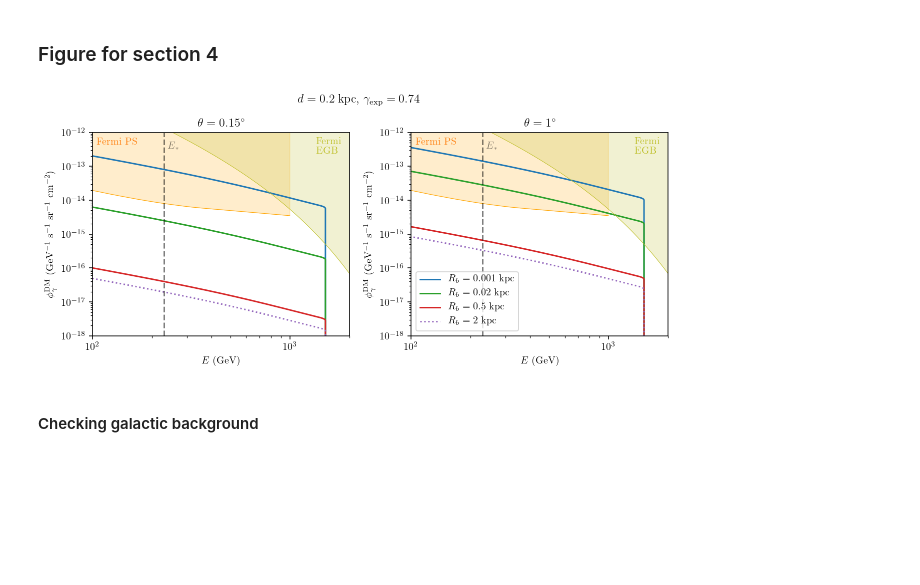
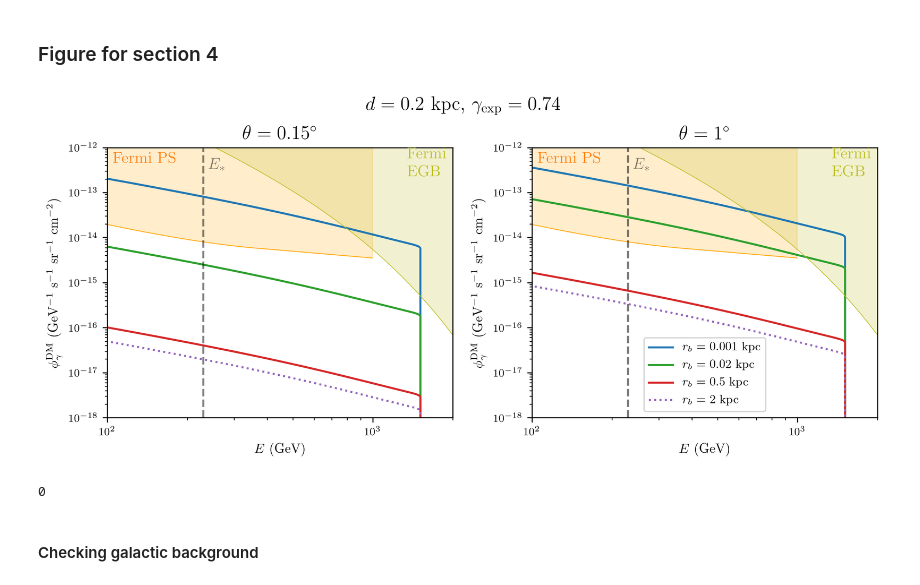
Before and after one commit to adam-coogan/cr_lines_from_dm_subhalos, a Jupyter notebook: Other plots 1.ipynb, the cells around one changed output. Cells and saved outputs as stored; diff of their text form; code cells hidden in the pictures; blank space fills up the shorter version.

```diff
--- a/Other plots 1.ipynb
+++ b/Other plots 1.ipynb
@@ -113,7 +113,7 @@ for r, rho_nfw, rho_exp, c in zip(r_s, rho_s_nfw, rho_s_exp, colors):
     ax.plot(rs, density_profile(rs, r, rho_nfw, gamma_nfw, "nfw"),
             color=c, label=r"$r_s = {}$ kpc".format(r))
     ax.plot(rs, density_profile(rs, r, rho_exp, gamma_exp, "exp"),
-            '--', color=c, label="$R_b = {}$ kpc".format(r))
+            '--', color=c, label="$r_b = {}$ kpc".format(r))
 
 # ax.axvline(dist, color='k', linestyle='--', alpha=0.3)
 # ax.axvline(1. * np.pi/180 * dist, color='k', linestyle='--')
@@ -315,9 +315,9 @@ for phi, r, lw_ex, c in zip(phi_e_exp, r_s, lw_excess, clump_cols):
         linestyle = "-"
 
     if int(r) == r:
-        label = r"$R_b = {}$ kpc".format(int(r))
+        label = r"$r_b = {}$ kpc".format(int(r))
     else:
-        label = r"$R_b = {}$ kpc".format(r)
+        label = r"$r_b = {}$ kpc".format(r)
 
     # Factor of two since we want the e+- spectrum
     ax.plot(e_epm, e_epm**power * (2*phi + phi_e_bg_dampe(e_epm)),
@@ -408,9 +408,9 @@ for th, ax in zip(th_maxes, axs):
         else:
             linestyle = "-"
         if int(r) == r:
-            label = r"$R_b = {}$ kpc".format(int(r))
+            label = r"$r_b = {}$ kpc".format(int(r))
         else:
-            label = r"$R_b = {}$ kpc".format(r)
+            label = r"$r_b = {}$ kpc".format(r)
         ax.plot(e_g, e_g**power * phi,
                 color=c, linestyle=linestyle, label=label)
 
@@ -418,34 +418,38 @@ for th, ax in zip(th_maxes, axs):
     ax.fill_between(e_g, e_g**power * fermi_pt_src_sens_120_45(e_g), np.ones_like(e_g),
                     color="orange", alpha=0.2, linewidth=1)
     ax.plot(e_g, e_g**power * fermi_pt_src_sens_120_45(e_g), "orange", linewidth=0.5)
     ax.fill_between(e_g, e_g**power * phi_g_egb_fermi(e_g), np.ones_like(e_g),
                     color=colors[8], alpha=0.2, linewidth=0)
     ax.plot(e_g, e_g**power * phi_g_egb_fermi(e_g), colors[8], linewidth=0.5)
 
     # Formatting
     ax.axvline(230, color='k', linestyle='--', alpha=0.5)
     ax.set_xscale('log')
     ax.set_yscale('log')
     ax.set_xlim(100, 2e3)
     ax.set_ylim(1e-18, 1e-12)
     ax.set_xlabel(r"$E$ (GeV)")
     ax.set_ylabel(r"$\phi_{\gamma}^{\rm DM}$ (GeV$^{-1}$ s$^{-1}$ sr$^{-1}$ cm$^{-2}$)")
     ax.text(1.05e2, 4.5e-13, "Fermi PS", color=colors[1])
     ax.text(1350, 2.3e-13, "Fermi\nEGB", color=colors[8])
     ax.text(240, 3e-13, r"$E_*$", alpha=0.5)
 
 # axs[0].legend(loc="center left")
 axs[1].legend()#loc="lower left")
 axs[0].set_title(r"$\theta = 0.15^\circ$")
 axs[1].set_title(r"$\theta = 1^\circ$")
 
 fig.suptitle(r"$d = 0.2$ kpc, $\gamma_{\rm exp} = %.2f$" % gamma_exp)
 fig.tight_layout()
 fig.subplots_adjust(top=0.85)
 
 fig.savefig("figures/gamma_spectra_constraints_exp.pdf")
 # %% [output]
-[figure, old version]
+[figure, new version]
+# %%
+os.system("say 'done'")
+# %% [output]
+0
 # %% [markdown]
 #### Checking galactic background
 # %%
```
Also changed, not shown: parts of 1 cell of this notebook, 16 other files.
